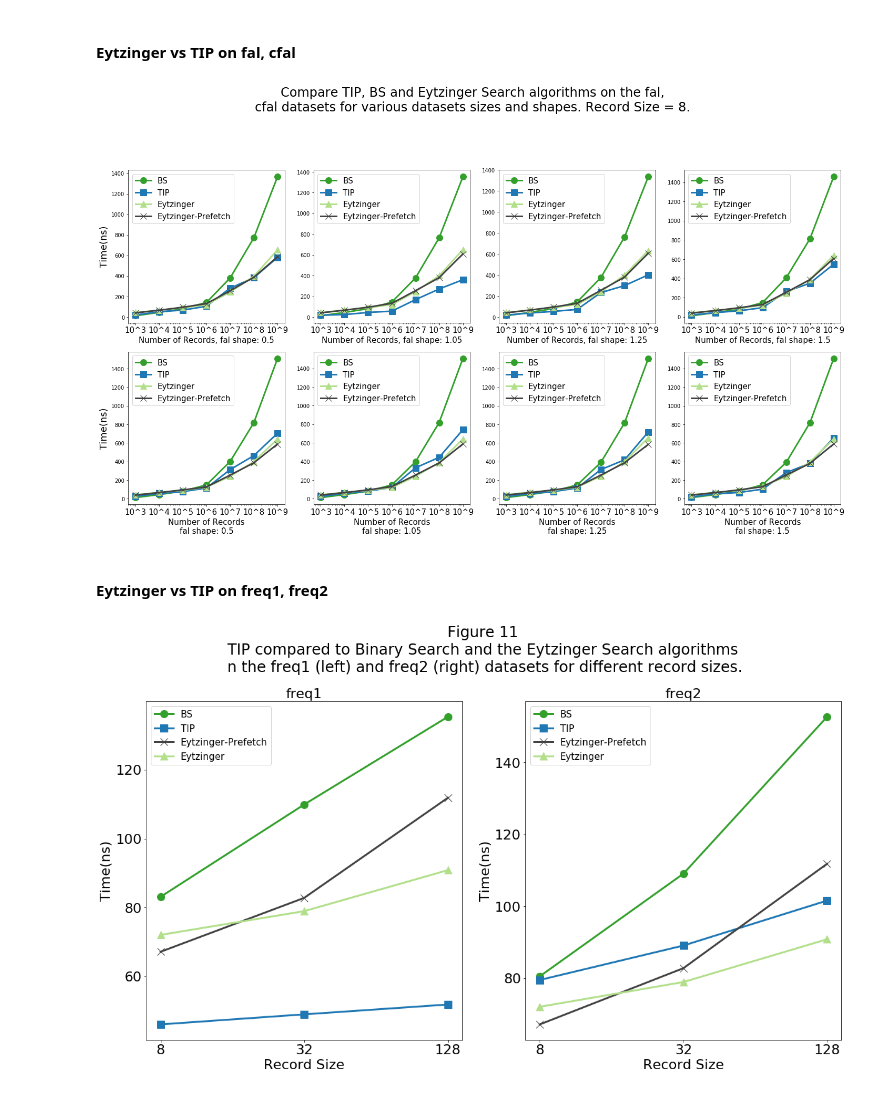
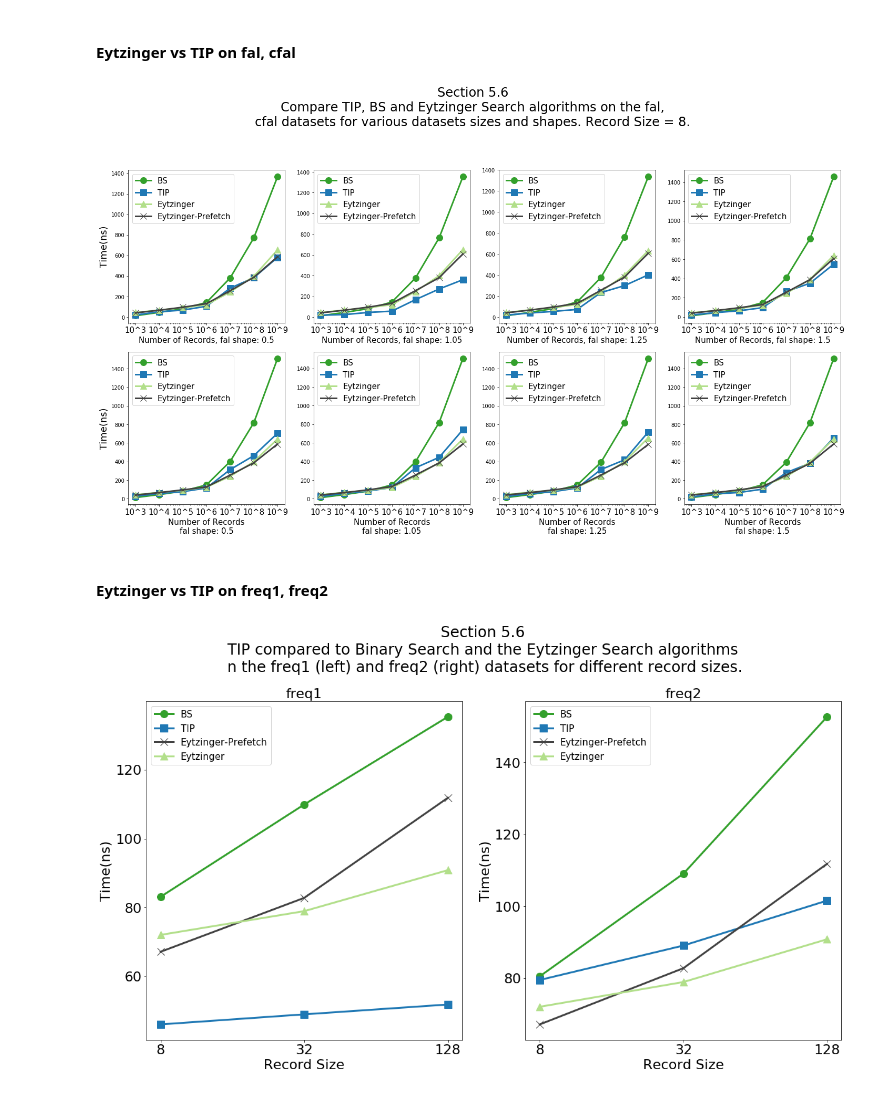
Before and after one commit to UWHustle/Efficiently-Searching-In-Memory-Sorted-Arrays, a Jupyter notebook: reproduce_experiments/CreateFigures.ipynb, the cells around one changed output. Saved outputs shown, nothing was run; the diff lists cells and outputs as text; code cells hidden in the pictures.

```diff
--- a/reproduce_experiments/CreateFigures.ipynb
+++ b/reproduce_experiments/CreateFigures.ipynb
@@ -758,35 +758,35 @@ for i in range(0, len(shapes)):
     axs[0,i].plot(datasetSizesPlot, perPlot[i][0],  color=lgreen,marker="^", markersize=12, linewidth=3, label="Eytzinger")
     axs[0,i].plot(datasetSizesPlot, perPlot[i][1],  color=black,marker="x", markersize=12, linewidth=3, label="Eytzinger-Prefetch")
     axs[0,i].set_xscale('log')
     axs[0,i].set_xticks([10**i for i in datasetSizes] )
     axs[0,i].set_xticklabels(["10^"+str(i) for i in datasetSizes], size=15)
     axs[0,i].legend(prop={'size': 15}, loc='upper left')
     axs[0,i].set_xlabel('Number of Records, fal shape: '+ str(shapes[i]), size=15)
 
 
 for i in range(0, len(shapes)):
     axs[1,i].plot(datasetSizesPlot, fig9PerPlot[len(shapes)+i][0],  color=green,marker="o", markersize=12, linewidth=3, label="BS")
     axs[1,i].plot(datasetSizesPlot, fig9PerPlot[len(shapes)+i][1],  color=blue,marker="s", markersize=12, linewidth=3, label="TIP")
     axs[1,i].plot(datasetSizesPlot, perPlot[len(shapes)+i][0],  color=lgreen,marker="^", markersize=12, linewidth=3, label="Eytzinger")
     axs[1,i].plot(datasetSizesPlot, perPlot[len(shapes)+i][1],  color=black,marker="x", markersize=12, linewidth=3, label="Eytzinger-Prefetch")
     axs[1,i].set_xlabel('Number of Records', size=18)
     axs[1,i].set_xscale('log')
     axs[1,i].set_xticks([10**i for i in datasetSizes] )
     axs[1,i].set_xticklabels(["10^"+str(i) for i in datasetSizes], size=15)
     axs[1,i].legend(prop={'size': 15}, loc='upper left')
     axs[1,i].set_xlabel('Number of Records\nfal shape: '+ str(shapes[i]), size=15)
 
 
 axs[0,0].set_ylabel('Time(ns)', size=18)
 axs[1,0].set_ylabel('Time(ns)', size=18)
 
-caption = "Compare TIP, BS and Eytzinger Search algorithms on the fal,\ncfal datasets for various datasets sizes and shapes. Record Size = 8."
+caption = "Section 5.6\nCompare TIP, BS and Eytzinger Search algorithms on the fal,\ncfal datasets for various datasets sizes and shapes. Record Size = 8."
 
 figs.suptitle(caption, fontsize=24, x=0.5, y=1.2)
 plt.tight_layout()
 plt.gcf().savefig('./figures/sec56_TIP.pdf', format='pdf', bbox_inches='tight')
 # %% [output]
-[figure, old version]
+[figure, new version]
 # %% [markdown]
 #### Eytzinger vs TIP on freq1, freq2
 # %%
@@ -827,9 +827,9 @@ for i in range(0,2):
 axs[0].set_title('freq1', size=22)
 axs[1].set_title('freq2', size=22)
 
-caption="Figure 11\nTIP compared to Binary Search and the Eytzinger Search algorithms\n n the freq1 (left) and freq2 (right) datasets for different record sizes."
+caption="Section 5.6\nTIP compared to Binary Search and the Eytzinger Search algorithms\n n the freq1 (left) and freq2 (right) datasets for different record sizes."
 figs.suptitle(caption, fontsize=24, x=0.5, y=1.05)
 
 plt.gcf().savefig('./figures/section56_TIP_Freq.pdf', format='pdf', bbox_inches='tight')
 # %% [output]
-[figure, old version]
+[figure, new version]
```
Also changed, not shown: parts of 3 cells of this notebook.
